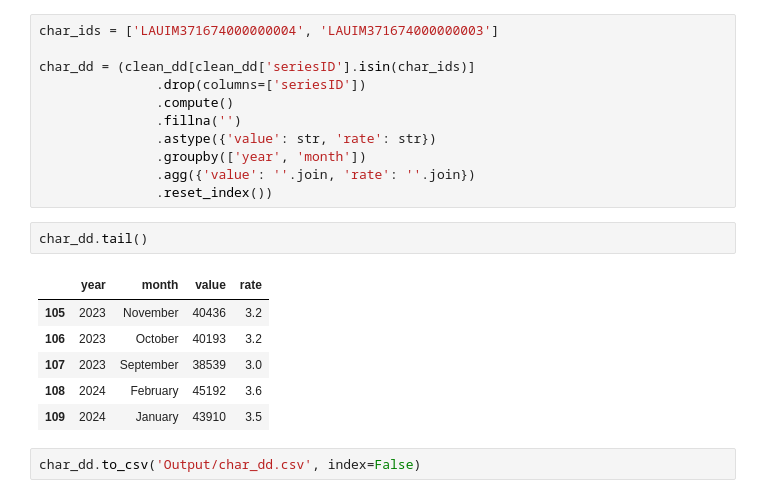
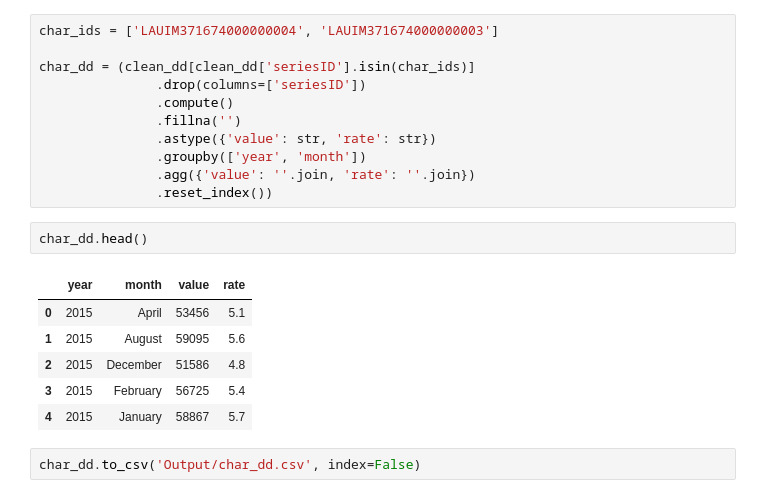
Before and after one commit to justenhix/project3group1, a Jupyter notebook: ResponseDataFrames-Copy1.ipynb, the cells around one changed output. Saved outputs shown, nothing was run; the diff lists cells and outputs as text.

```diff
--- a/ResponseDataFrames-Copy1.ipynb
+++ b/ResponseDataFrames-Copy1.ipynb
@@ -207,13 +209,13 @@ char_dd = (clean_dd[clean_dd['seriesID'].isin(char_ids)]
                .agg({'value': ''.join, 'rate': ''.join})
                .reset_index())
 # %%
-char_dd.tail()
+char_dd.head()
 # %% [output]
 |  | year | month | value | rate |
-| 105 | 2023 | November | 40436 | 3.2 |
-| 106 | 2023 | October | 40193 | 3.2 |
-| 107 | 2023 | September | 38539 | 3.0 |
-| 108 | 2024 | February | 45192 | 3.6 |
-| 109 | 2024 | January | 43910 | 3.5 |
+| 0 | 2015 | April | 53456 | 5.1 |
+| 1 | 2015 | August | 59095 | 5.6 |
+| 2 | 2015 | December | 51586 | 4.8 |
+| 3 | 2015 | February | 56725 | 5.4 |
+| 4 | 2015 | January | 58867 | 5.7 |
 # %%
 char_dd.to_csv('Output/char_dd.csv', index=False)
```
Also changed, not shown: parts of 6 cells of this notebook, 1 other file.
